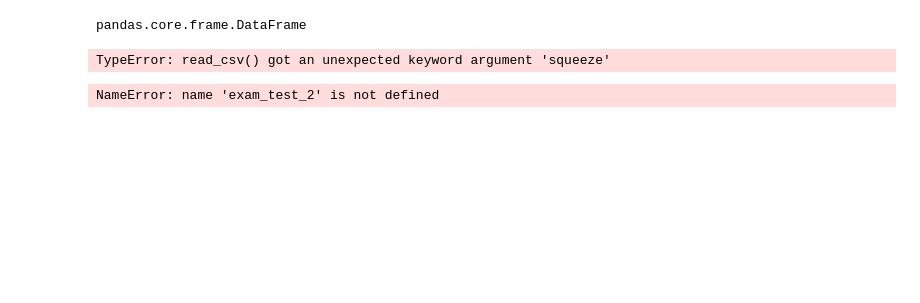
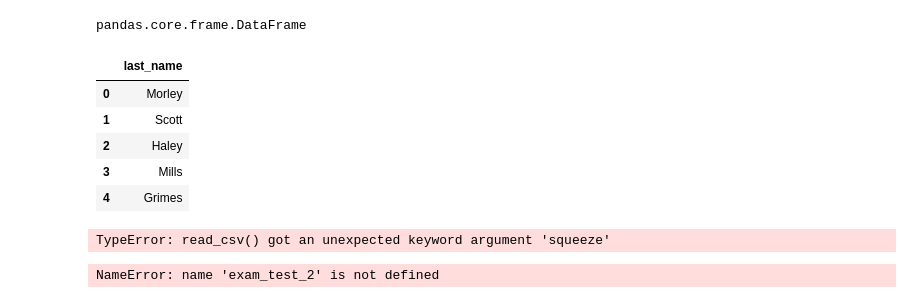
Before and after one commit to CC-Sev/RDP-Reading-Data-with-Python-and-Pandas-master, a Jupyter notebook: unit-1-reading-data-with-python-and-pandas/lesson-1-reading-csv-and-txt-files/files/Lecture.ipynb, the cells around one changed output. Drawn from its saved outputs; the diff is of its cells as text; code cells hidden in the pictures; blank space fills up the shorter version.

```diff
--- a/unit-1-reading-data-with-python-and-pandas/lesson-1-reading-csv-and-txt-files/files/Lecture.ipynb
+++ b/unit-1-reading-data-with-python-and-pandas/lesson-1-reading-csv-and-txt-files/files/Lecture.ipynb
@@ -551,6 +551,15 @@ exam_test_1 = pd.read_csv('exam_review.csv',
 type(exam_test_1)
 # %% [output]
 pandas.core.frame.DataFrame
+# %%
+exam_test_1
+# %% [output]
+|  | last_name |
+| 0 | Morley |
+| 1 | Scott |
+| 2 | Haley |
+| 3 | Mills |
+| 4 | Grimes |
 # %%
 exam_test_2 = pd.read_csv('exam_review.csv',
                           sep='>',
```
Also changed, not shown: 1 other file.
